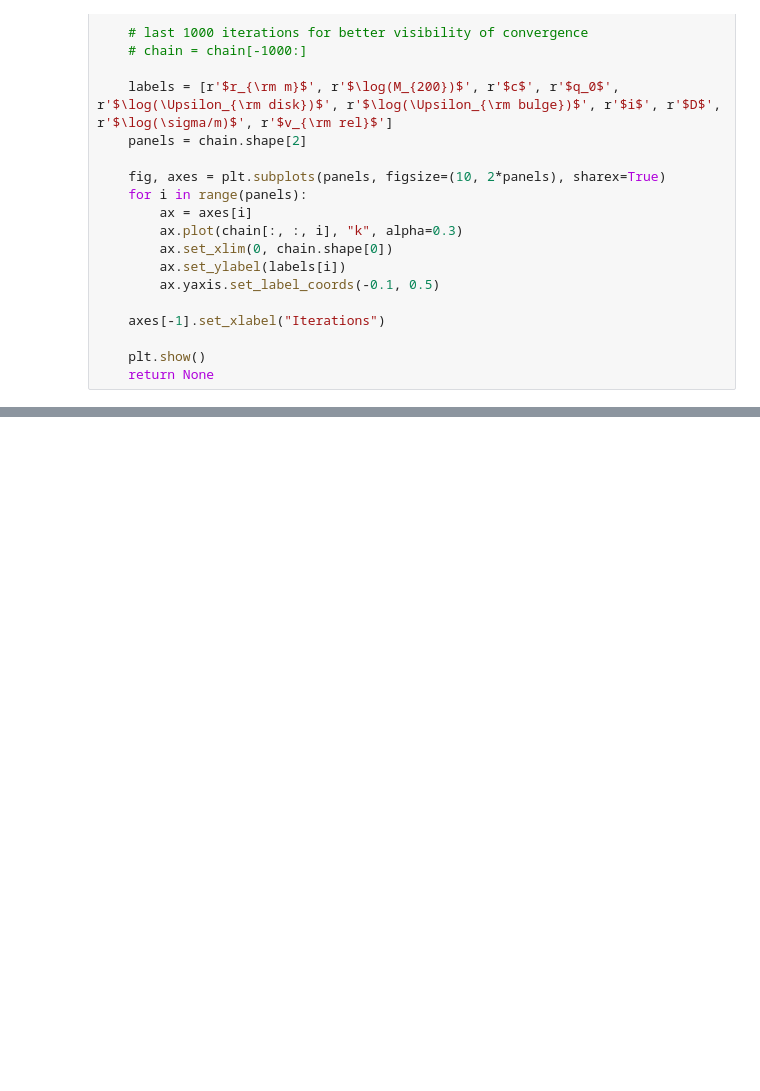
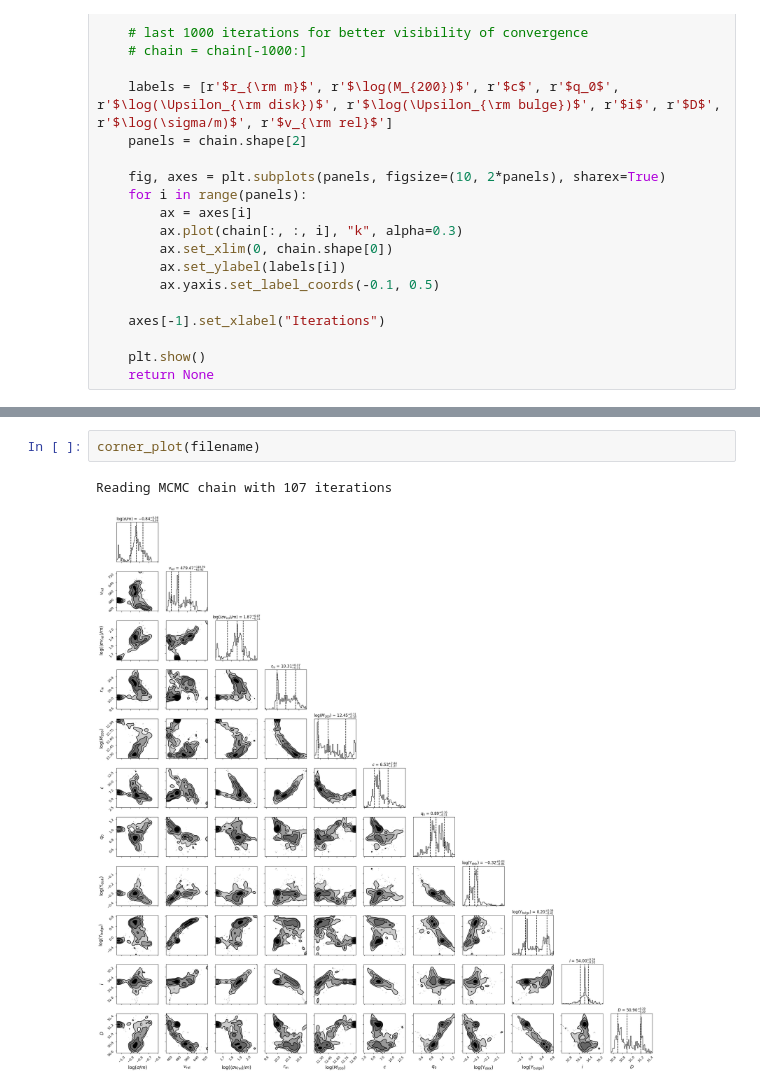
Before and after one commit to AdamSmithOrlik/sidm-rotation-curves-SPARC, a Jupyter notebook: development/surface-brightness-dev.ipynb, the cells around one changed output, grey strips where cells are left out. Cells and saved outputs as stored; diff of their text form; blank space fills up the shorter version.

```diff
--- a/development/surface-brightness-dev.ipynb
+++ b/development/surface-brightness-dev.ipynb
@@ -1040,0 +1118,5 @@ trace_plot(filename)
+# %%
+corner_plot(filename)
+# %% [output]
+Reading MCMC chain with 107 iterations
+[figure, added]
```
Also changed, not shown: parts of 11 cells of this notebook, 1 other file.
